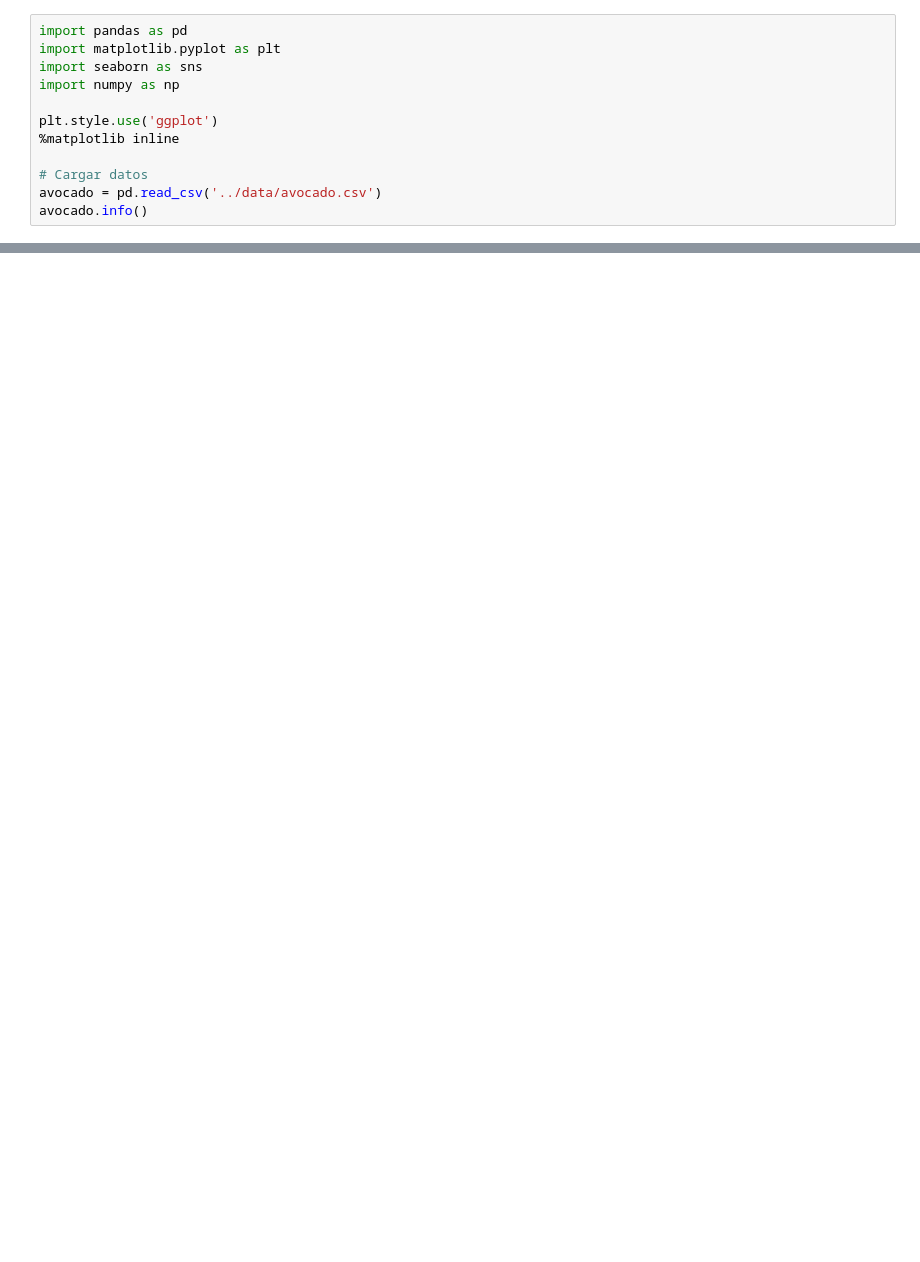
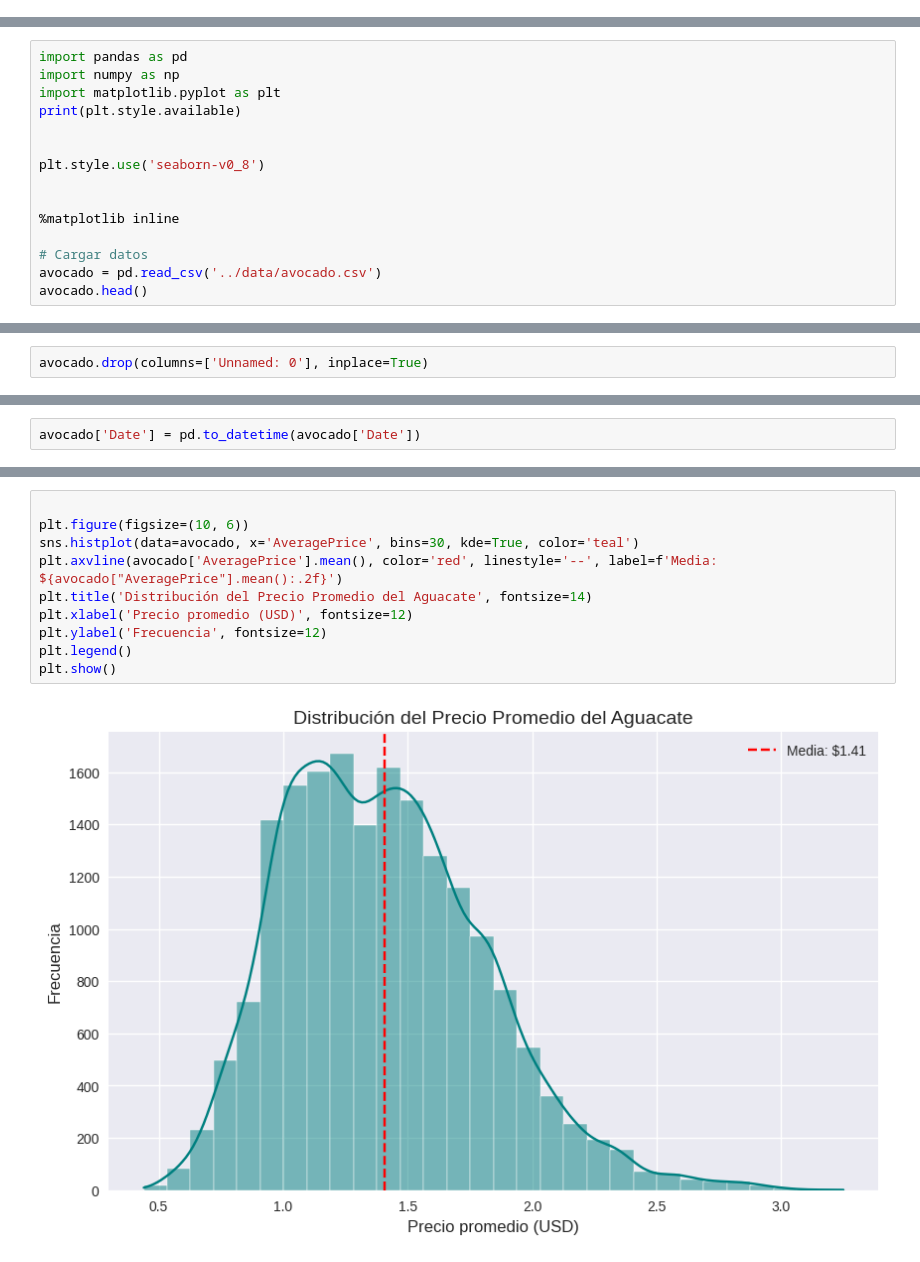
Before and after one commit to svenramirez/proyectoCD2, a Jupyter notebook: notebooks/1_analisis_exploratorio.ipynb, the cells around one changed output, grey strips where cells are left out. Cells and saved outputs as stored; diff of their text form; blank space fills up the shorter version.

```diff
--- a/notebooks/1_analisis_exploratorio.ipynb
+++ b/notebooks/1_analisis_exploratorio.ipynb
@@ -5,12 +0,0 @@ Equipo: Kevin Steven Ramirez Torres 2259371 Diego Alejandro Tolosa Sanchez
-# %%
-import pandas as pd
-import matplotlib.pyplot as plt
-import seaborn as sns
-import numpy as np
-
-plt.style.use('ggplot')
-%matplotlib inline
-
-# Cargar datos
-avocado = pd.read_csv('../data/avocado.csv')
-avocado.info()
@@ -99,0 +8,15 @@ plt.show()
+# %%
+import pandas as pd
+import numpy as np
+import matplotlib.pyplot as plt
+print(plt.style.available)
+
+
+plt.style.use('seaborn-v0_8')
+
+
+%matplotlib inline
+
+# Cargar datos
+avocado = pd.read_csv('../data/avocado.csv')
+avocado.head()
@@ -99,0 +74,2 @@ plt.show()
+# %%
+avocado.drop(columns=['Unnamed: 0'], inplace=True)
@@ -99,0 +78,2 @@ plt.show()
+# %%
+avocado['Date'] = pd.to_datetime(avocado['Date'])
@@ -99,0 +90,12 @@ plt.show()
+# %%
+
+plt.figure(figsize=(10, 6))
+sns.histplot(data=avocado, x='AveragePrice', bins=30, kde=True, color='teal')
+plt.axvline(avocado['AveragePrice'].mean(), color='red', linestyle='--', label=f'Media: ${avocado["AveragePrice"].mean():.2f}')
+plt.title('Distribución del Precio Promedio del Aguacate', fontsize=14)
+plt.xlabel('Precio promedio (USD)', fontsize=12)
+plt.ylabel('Frecuencia', fontsize=12)
+plt.legend()
+plt.show()
+# %% [output]
+[figure, added]
```
Also changed, not shown: parts of 43 cells of this notebook.
